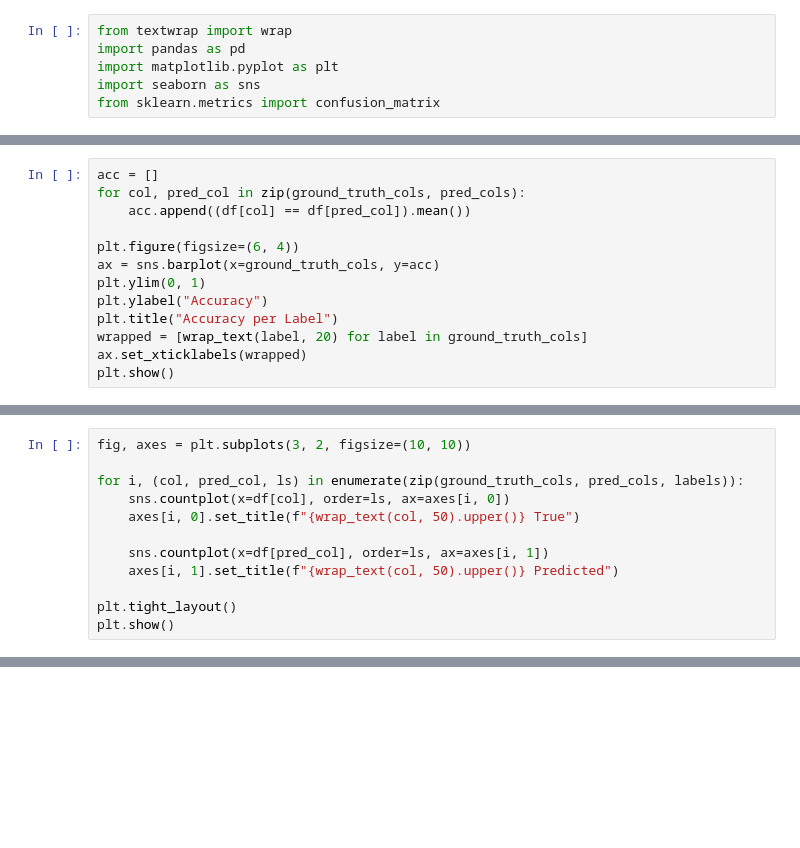
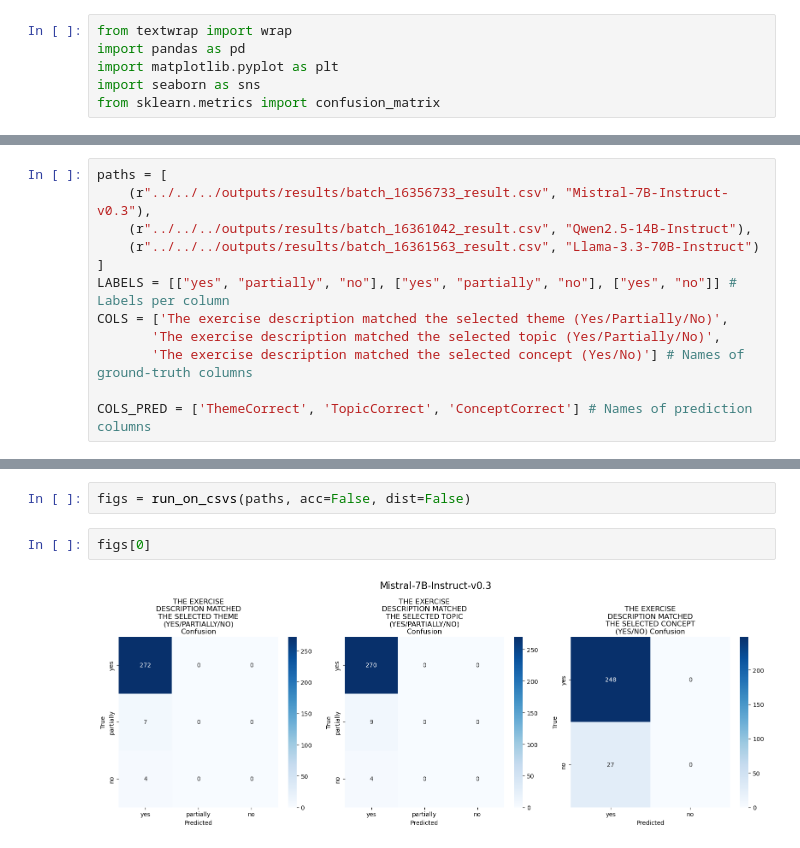
Before and after one commit to AleksiKaa/mscthesis, a Jupyter notebook: src/notebooks/plots/create_plot.ipynb, the cells around one changed output, grey strips where cells are left out. Saved outputs shown, nothing was run; the diff lists cells and outputs as text; blank space fills up the shorter version.

Commit message:
create plots

```diff
--- a/src/notebooks/plots/create_plot.ipynb
+++ b/src/notebooks/plots/create_plot.ipynb
@@ -39,13 +6,0 @@ plt.show()
-# %%
-acc = []
-for col, pred_col in zip(ground_truth_cols, pred_cols):
-    acc.append((df[col] == df[pred_col]).mean())
-
-plt.figure(figsize=(6, 4))
-ax = sns.barplot(x=ground_truth_cols, y=acc)
-plt.ylim(0, 1)
-plt.ylabel("Accuracy")
-plt.title("Accuracy per Label")
-wrapped = [wrap_text(label, 20) for label in ground_truth_cols]
-ax.set_xticklabels(wrapped)
-plt.show()
@@ -54,12 +6,0 @@ plt.show()
-# %%
-fig, axes = plt.subplots(3, 2, figsize=(10, 10))
-
-for i, (col, pred_col, ls) in enumerate(zip(ground_truth_cols, pred_cols, labels)):
-    sns.countplot(x=df[col], order=ls, ax=axes[i, 0])
-    axes[i, 0].set_title(f"{wrap_text(col, 50).upper()} True")
-
-    sns.countplot(x=df[pred_col], order=ls, ax=axes[i, 1])
-    axes[i, 1].set_title(f"{wrap_text(col, 50).upper()} Predicted")
-
-plt.tight_layout()
-plt.show()
@@ -67,0 +7,12 @@ plt.show()
+# %%
+paths = [
+    (r"../../../outputs/results/batch_16356733_result.csv", "Mistral-7B-Instruct-v0.3"),
+    (r"../../../outputs/results/batch_16361042_result.csv", "Qwen2.5-14B-Instruct"),
+    (r"../../../outputs/results/batch_16361563_result.csv", "Llama-3.3-70B-Instruct")
+]
+LABELS = [["yes", "partially", "no"], ["yes", "partially", "no"], ["yes", "no"]] # Labels per column
+COLS = ['The exercise description matched the selected theme (Yes/Partially/No)',
+       'The exercise description matched the selected topic (Yes/Partially/No)',
+       'The exercise description matched the selected concept (Yes/No)'] # Names of ground-truth columns
+
+COLS_PRED = ['ThemeCorrect', 'TopicCorrect', 'ConceptCorrect'] # Names of prediction columns
@@ -67,0 +139,6 @@ plt.show()
+# %%
+figs = run_on_csvs(paths, acc=False, dist=False)
+# %%
+figs[0]
+# %% [output]
+[figure, added]
```
Also changed, not shown: parts of 8 cells of this notebook, 3 other files.
